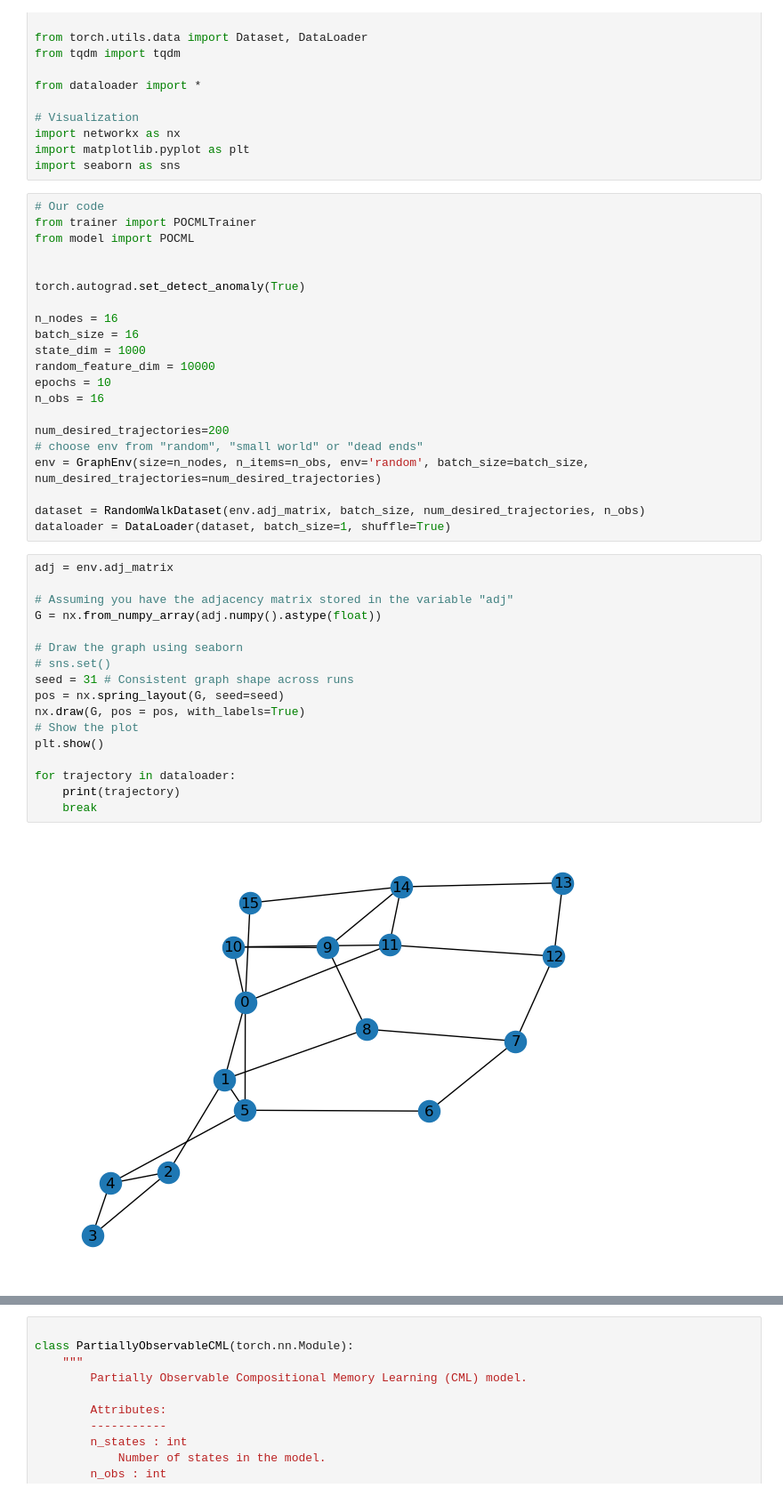
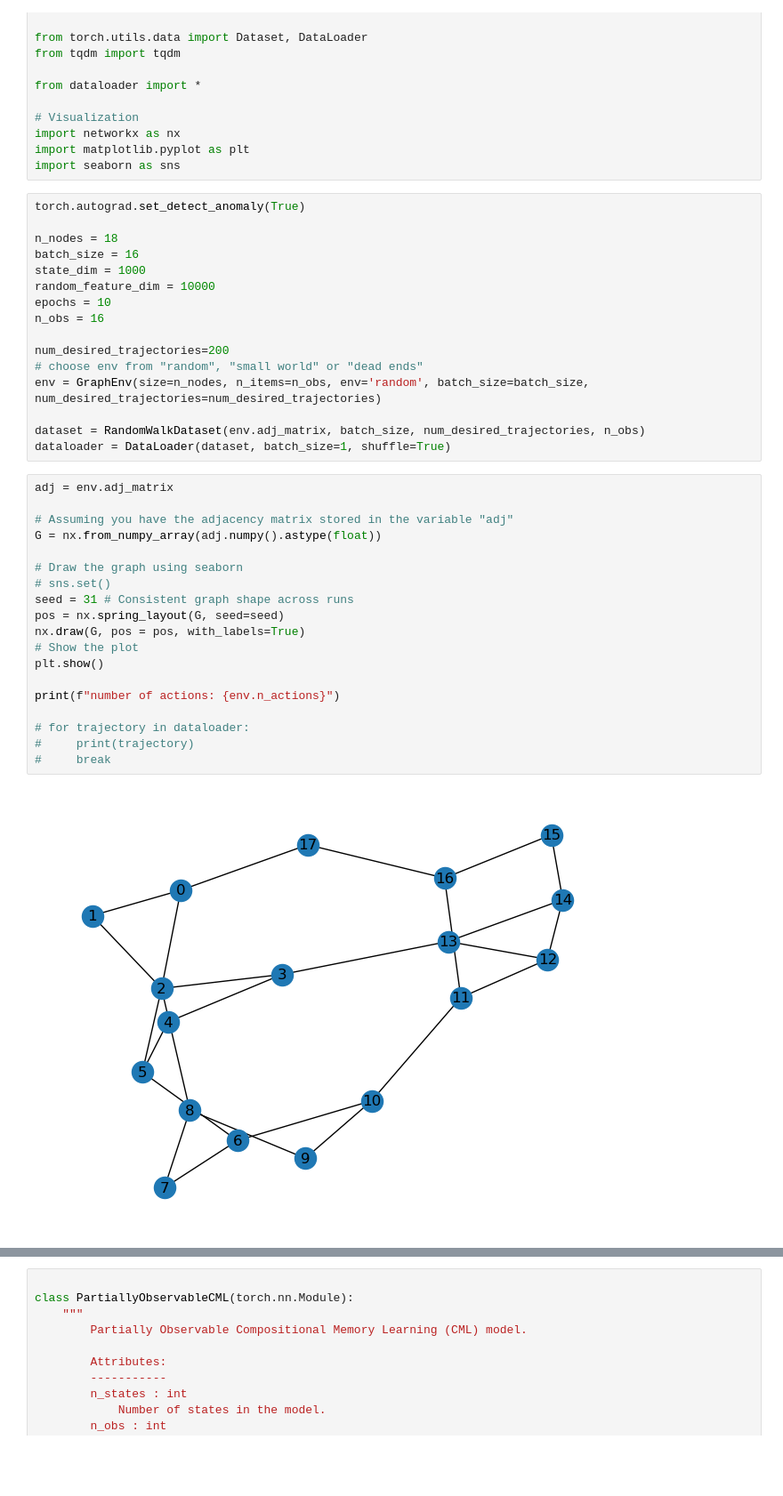
Before and after one commit to calvin4770/POCML, a Jupyter notebook: gcml.ipynb, the cells around one changed output, grey strips where cells are left out. Shown at 89% size. Saved outputs shown, nothing was run; the diff lists cells and outputs as text; blank space fills up the shorter version.

```diff
--- a/gcml.ipynb
+++ b/gcml.ipynb
@@ -13,14 +13,9 @@ import networkx as nx
 import matplotlib.pyplot as plt
 import seaborn as sns
 # %%
-# Our code
-from trainer import POCMLTrainer
-from model import POCML
-
-
 torch.autograd.set_detect_anomaly(True)
 
-n_nodes = 16
+n_nodes = 18
 batch_size = 16
 state_dim = 1000
 random_feature_dim = 10000
@@ -36,19 +31,21 @@ dataloader = DataLoader(dataset, batch_size=1, shuffle=True)
 # %%
 adj = env.adj_matrix
 
 # Assuming you have the adjacency matrix stored in the variable "adj"
 G = nx.from_numpy_array(adj.numpy().astype(float))
 
 # Draw the graph using seaborn
 # sns.set()
 seed = 31 # Consistent graph shape across runs
 pos = nx.spring_layout(G, seed=seed)
 nx.draw(G, pos = pos, with_labels=True)
 # Show the plot
 plt.show()
 
-for trajectory in dataloader:
-    print(trajectory)
-    break
+print(f"number of actions: {env.n_actions}")
+
+# for trajectory in dataloader:
+#     print(trajectory)
+#     break
 # %% [output]
-[figure, old version]
+[figure, new version]
```
Also changed, not shown: parts of 3 cells of this notebook, 2 other files.
